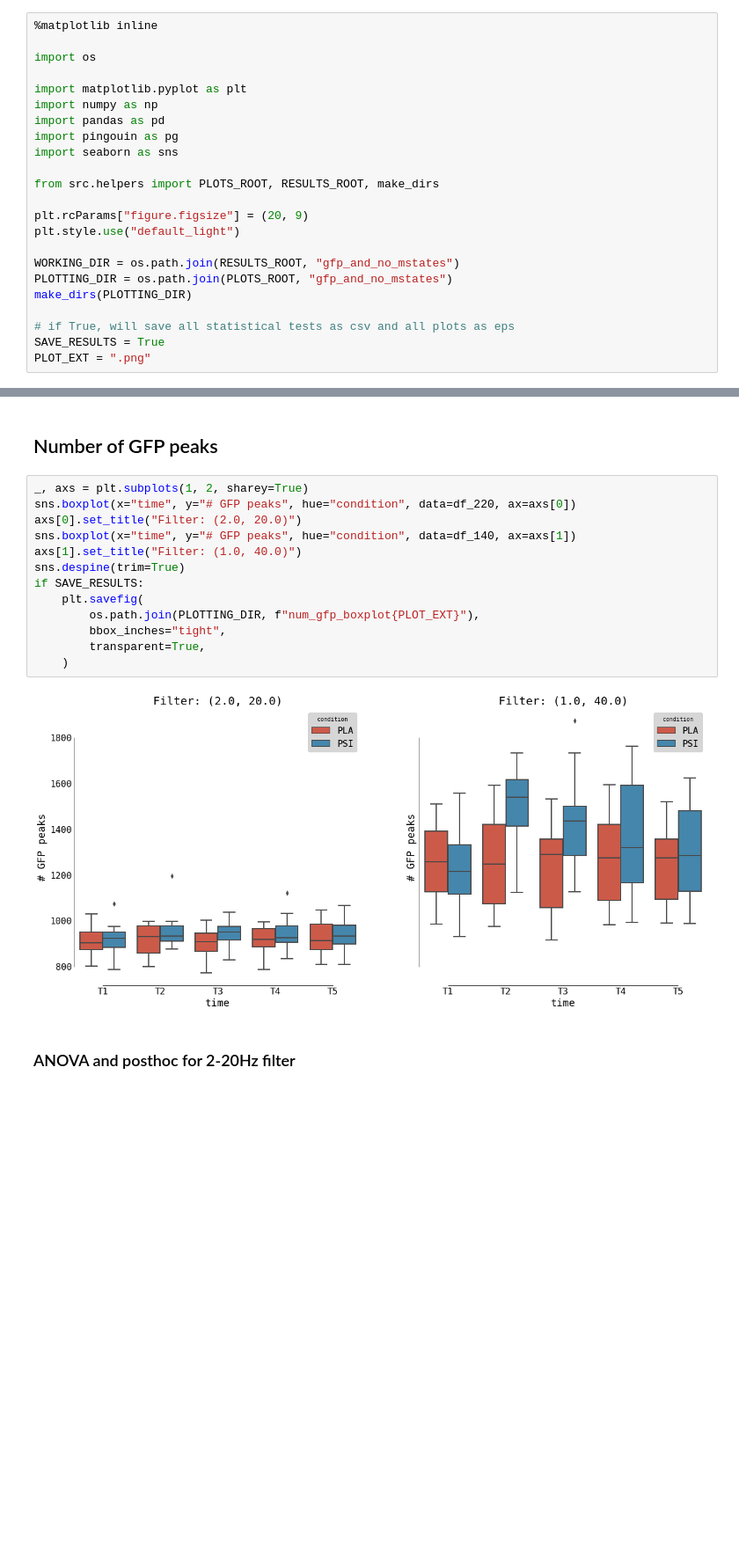
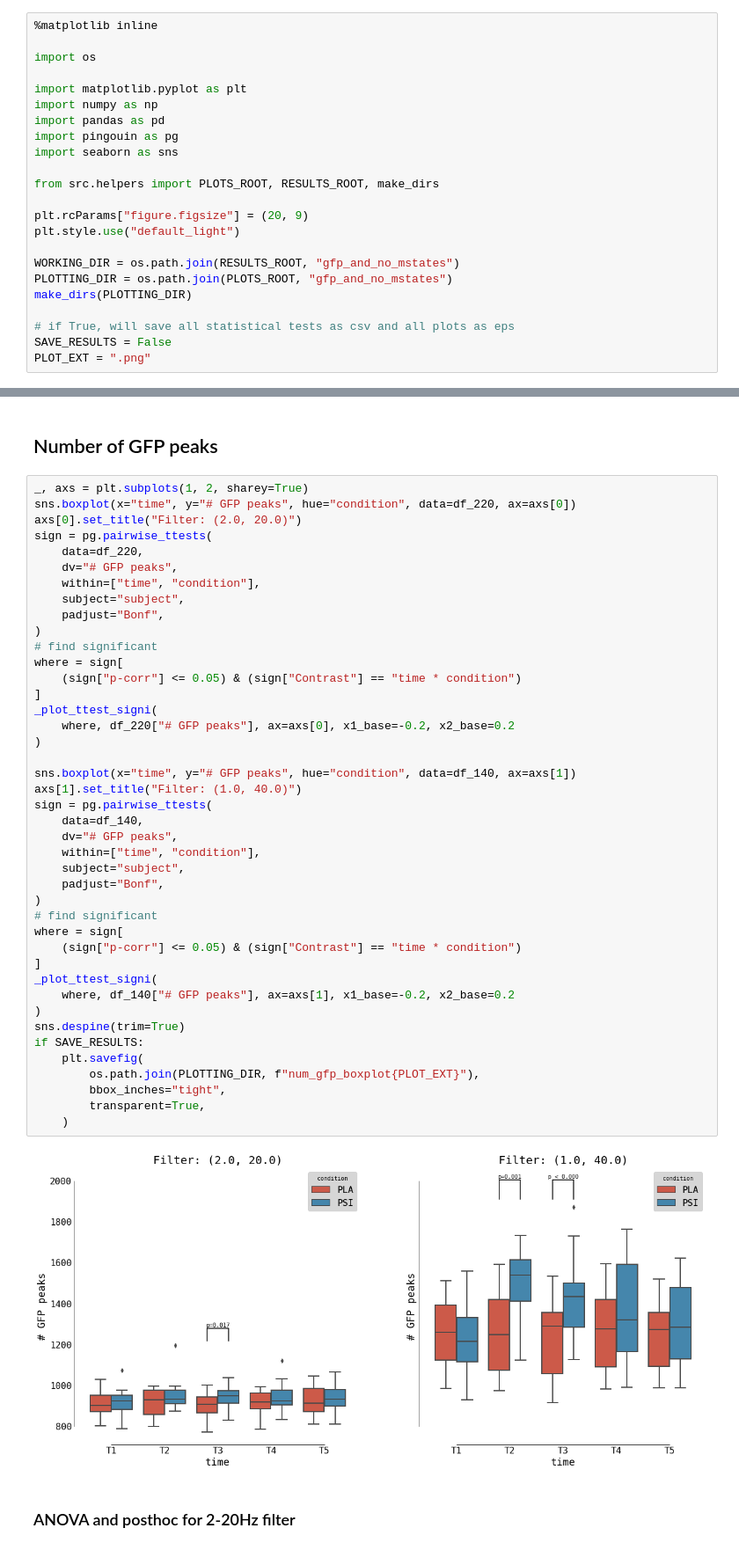
Before and after one commit to jajcayn/psilocybin-microstates, a Jupyter notebook: 1.5-GFP_stats_and_ideal_no_mstates.ipynb, the cells around one changed output, grey strips where cells are left out. Shown at 88% size. Cells and saved outputs as stored; diff of their text form; blank space fills up the shorter version.

```diff
--- a/1.5-GFP_stats_and_ideal_no_mstates.ipynb
+++ b/1.5-GFP_stats_and_ideal_no_mstates.ipynb
@@ -23,7 +23,7 @@ PLOTTING_DIR = os.path.join(PLOTS_ROOT, "gfp_and_no_mstates")
 make_dirs(PLOTTING_DIR)
 
 # if True, will save all statistical tests as csv and all plots as eps
-SAVE_RESULTS = True
+SAVE_RESULTS = False
 PLOT_EXT = ".png"
 # %% [output]
 WARNING:root:/Users/nikola/work-brain/psilocybin-microstates/results_figs/gfp_and_no_mstates could not be created: [Errno 17] File exists: '/Users/nikola/work-brain/psilocybin-microstates/results_figs ...
@@ -40,18 +61,47 @@ df_140 = df[df["filter"] == "(1.0, 40.0)"]
 # %%
 _, axs = plt.subplots(1, 2, sharey=True)
 sns.boxplot(x="time", y="# GFP peaks", hue="condition", data=df_220, ax=axs[0])
 axs[0].set_title("Filter: (2.0, 20.0)")
+sign = pg.pairwise_ttests(
+    data=df_220,
+    dv="# GFP peaks",
+    within=["time", "condition"],
+    subject="subject",
+    padjust="Bonf",
+)
+# find significant
+where = sign[
+    (sign["p-corr"] <= 0.05) & (sign["Contrast"] == "time * condition")
+]
+_plot_ttest_signi(
+    where, df_220["# GFP peaks"], ax=axs[0], x1_base=-0.2, x2_base=0.2
+)
+
 sns.boxplot(x="time", y="# GFP peaks", hue="condition", data=df_140, ax=axs[1])
 axs[1].set_title("Filter: (1.0, 40.0)")
+sign = pg.pairwise_ttests(
+    data=df_140,
+    dv="# GFP peaks",
+    within=["time", "condition"],
+    subject="subject",
+    padjust="Bonf",
+)
+# find significant
+where = sign[
+    (sign["p-corr"] <= 0.05) & (sign["Contrast"] == "time * condition")
+]
+_plot_ttest_signi(
+    where, df_140["# GFP peaks"], ax=axs[1], x1_base=-0.2, x2_base=0.2
+)
 sns.despine(trim=True)
 if SAVE_RESULTS:
     plt.savefig(
         os.path.join(PLOTTING_DIR, f"num_gfp_boxplot{PLOT_EXT}"),
         bbox_inches="tight",
         transparent=True,
     )
 # %% [output]
-[figure, old version]
+[figure, new version]
 # %% [markdown]
 ### ANOVA and posthoc for 2-20Hz filter
 # %%
```
Also changed, not shown: parts of 4 cells of this notebook, 3 other files.
